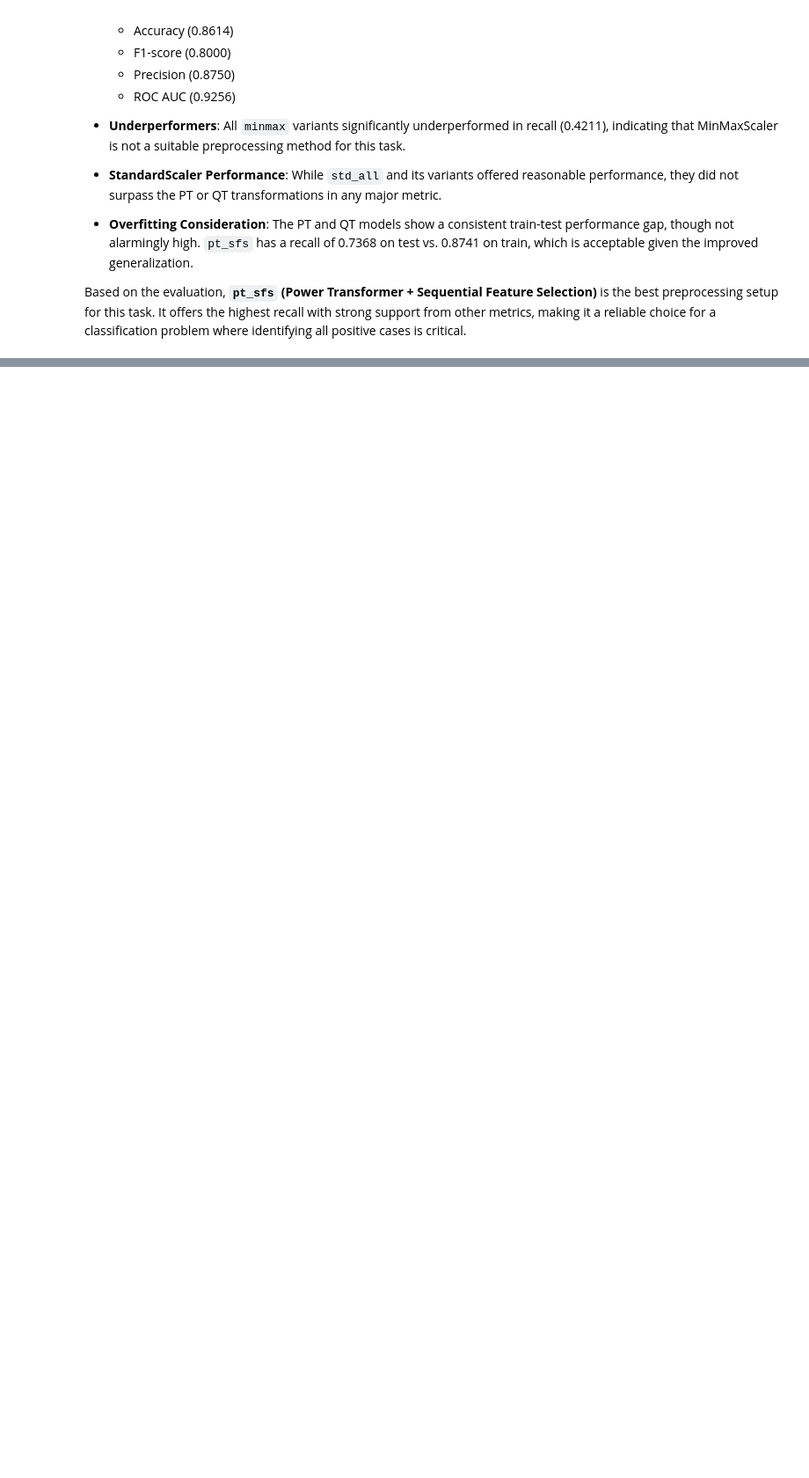
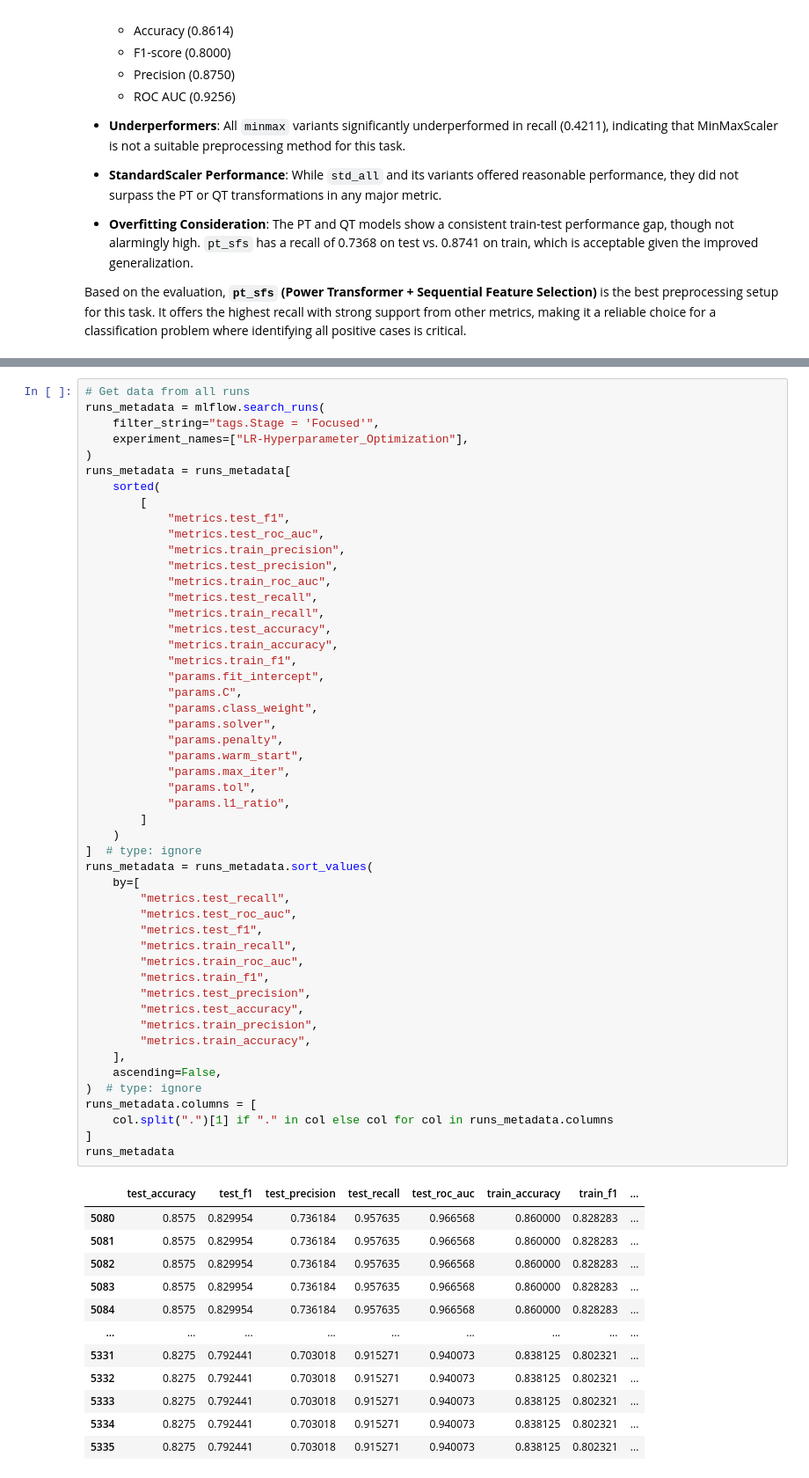
Before and after one commit to Jonas-wastaken/ml_project, a Jupyter notebook: notebooks/logistic_regression.ipynb, the cells around one changed output, grey strips where cells are left out. Shown at 88% size. Saved outputs shown, nothing was run; the diff lists cells and outputs as text; blank space fills up the shorter version.

```diff
--- a/notebooks/logistic_regression.ipynb
+++ b/notebooks/logistic_regression.ipynb
@@ -250,0 +1002,63 @@ Based on the evaluation, **`pt_sfs` (Power Transformer + Sequential Feature Sele
+# %%
+# Get data from all runs
+runs_metadata = mlflow.search_runs(
+    filter_string="tags.Stage = 'Focused'",
+    experiment_names=["LR-Hyperparameter_Optimization"],
+)
+runs_metadata = runs_metadata[
+    sorted(
+        [
+            "metrics.test_f1",
+            "metrics.test_roc_auc",
+            "metrics.train_precision",
+            "metrics.test_precision",
+            "metrics.train_roc_auc",
+            "metrics.test_recall",
+            "metrics.train_recall",
+            "metrics.test_accuracy",
+            "metrics.train_accuracy",
+            "metrics.train_f1",
+            "params.fit_intercept",
+            "params.C",
+            "params.class_weight",
+            "params.solver",
+            "params.penalty",
+            "params.warm_start",
+            "params.max_iter",
+            "params.tol",
+            "params.l1_ratio",
+        ]
+    )
+]  # type: ignore
+runs_metadata = runs_metadata.sort_values(
+    by=[
+        "metrics.test_recall",
+        "metrics.test_roc_auc",
+        "metrics.test_f1",
+        "metrics.train_recall",
+        "metrics.train_roc_auc",
+        "metrics.train_f1",
+        "metrics.test_precision",
+        "metrics.test_accuracy",
+        "metrics.train_precision",
+        "metrics.train_accuracy",
+    ],
+    ascending=False,
+)  # type: ignore
+runs_metadata.columns = [
+    col.split(".")[1] if "." in col else col for col in runs_metadata.columns
+]
+runs_metadata
+# %% [output]
+|  | test_accuracy | test_f1 | test_precision | test_recall | test_roc_auc | train_accuracy | train_f1 | ... |
+| 5080 | 0.8575 | 0.829954 | 0.736184 | 0.957635 | 0.966568 | 0.860000 | 0.828283 | ... |
+| 5081 | 0.8575 | 0.829954 | 0.736184 | 0.957635 | 0.966568 | 0.860000 | 0.828283 | ... |
+| 5082 | 0.8575 | 0.829954 | 0.736184 | 0.957635 | 0.966568 | 0.860000 | 0.828283 | ... |
+| 5083 | 0.8575 | 0.829954 | 0.736184 | 0.957635 | 0.966568 | 0.860000 | 0.828283 | ... |
+| 5084 | 0.8575 | 0.829954 | 0.736184 | 0.957635 | 0.966568 | 0.860000 | 0.828283 | ... |
+| ... | ... | ... | ... | ... | ... | ... | ... | ... |
+| 5331 | 0.8275 | 0.792441 | 0.703018 | 0.915271 | 0.940073 | 0.838125 | 0.802321 | ... |
+| 5332 | 0.8275 | 0.792441 | 0.703018 | 0.915271 | 0.940073 | 0.838125 | 0.802321 | ... |
+| 5333 | 0.8275 | 0.792441 | 0.703018 | 0.915271 | 0.940073 | 0.838125 | 0.802321 | ... |
+| 5334 | 0.8275 | 0.792441 | 0.703018 | 0.915271 | 0.940073 | 0.838125 | 0.802321 | ... |
+| 5335 | 0.8275 | 0.792441 | 0.703018 | 0.915271 | 0.940073 | 0.838125 | 0.802321 | ... |
```
Also changed, not shown: parts of 53 cells of this notebook, 2 other files.
